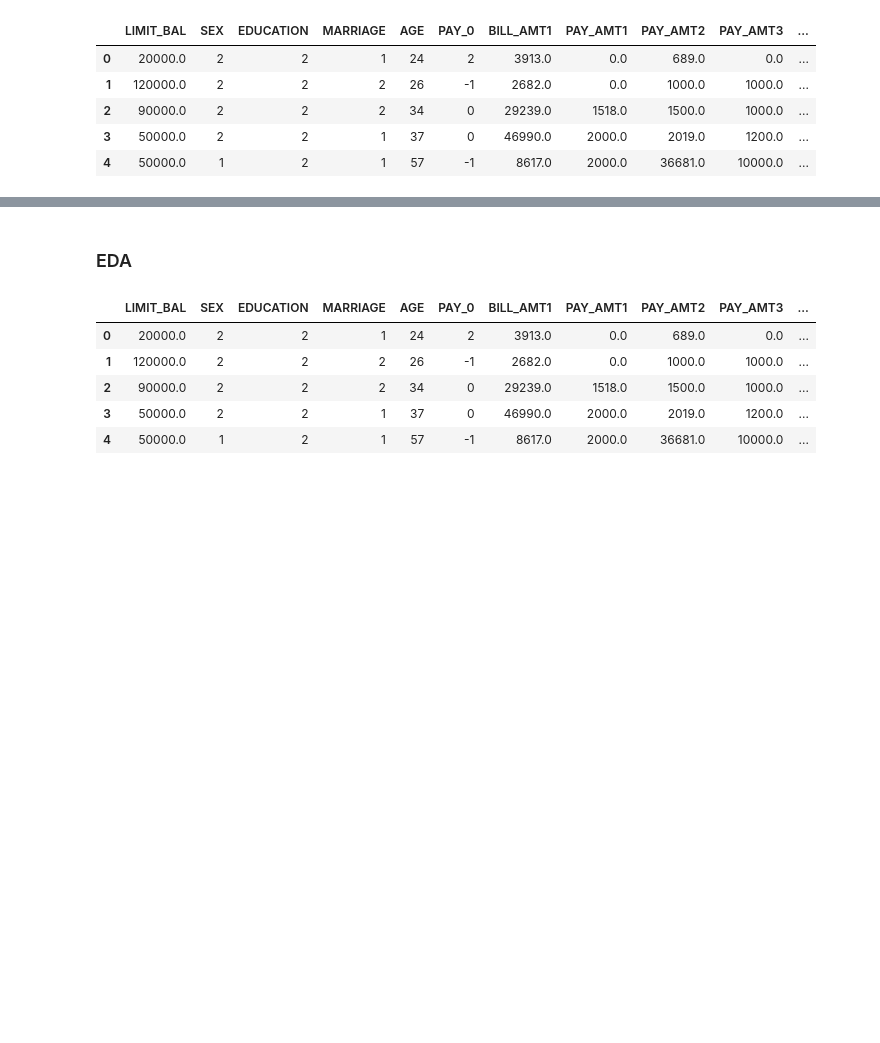
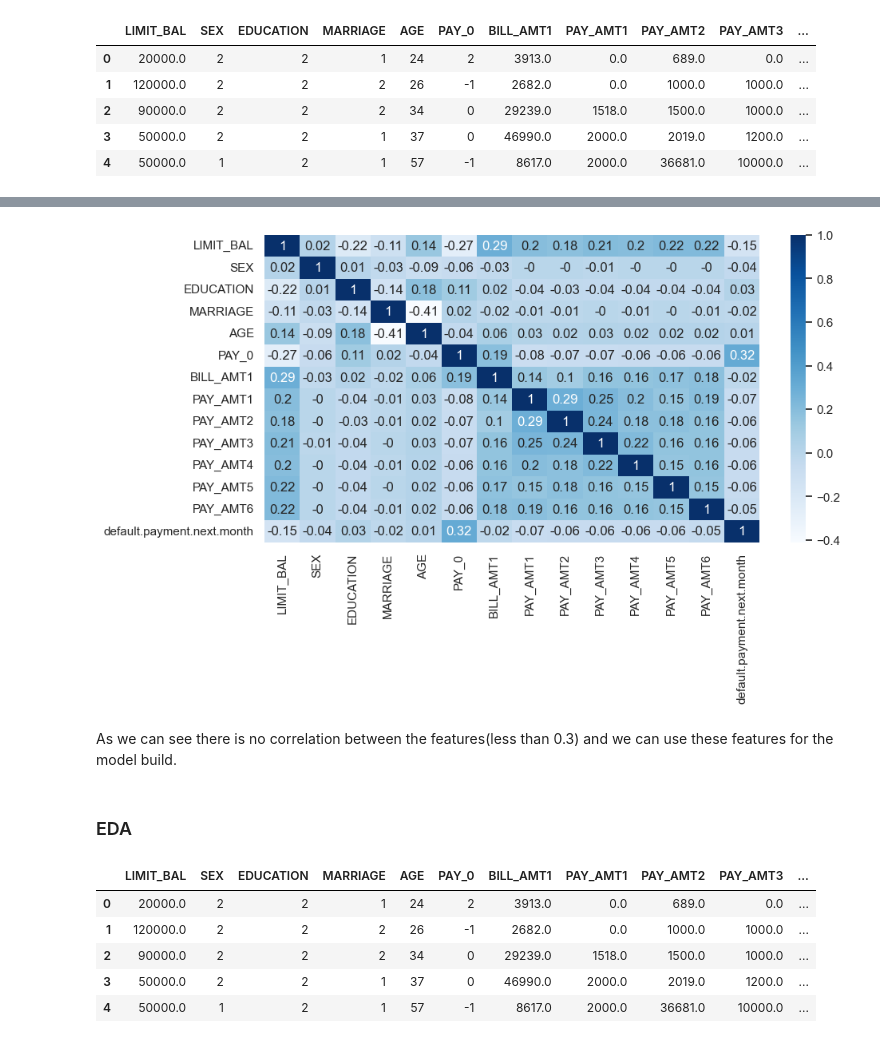
Before and after one commit to sabhashanki/Credit_Card_Default_iNeuron, a Jupyter notebook: credit_card.ipynb, the cells around one changed output, grey strips where cells are left out. Cells and saved outputs as stored; diff of their text form; code cells hidden in the pictures; blank space fills up the shorter version.

```diff
--- a/credit_card.ipynb
+++ b/credit_card.ipynb
@@ -118,3 +234,10 @@ df.head()
+# %%
+fig, corr = plt.subplots(figsize = (10, 5))
+corr = sns.heatmap(np.round(df.corr(), 2),annot=True, cmap="Blues")
+# %% [output]
+[figure, added]
+# %% [markdown]
+As we can see there is no correlation between the features(less than 0.3) and we can use these features for the model build.
 # %% [markdown]
 ### EDA
 # %%
```
Also changed, not shown: parts of 37 cells of this notebook, 2 other files.
